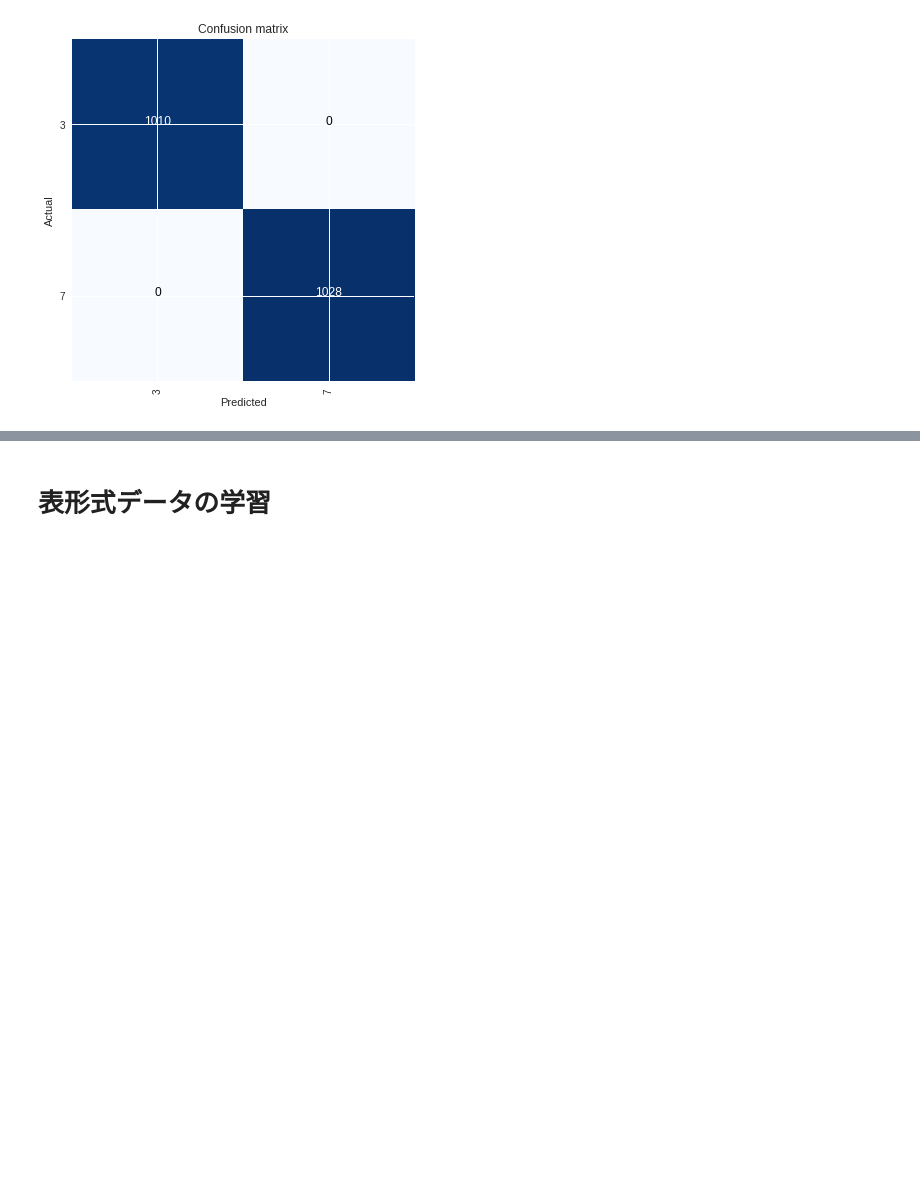
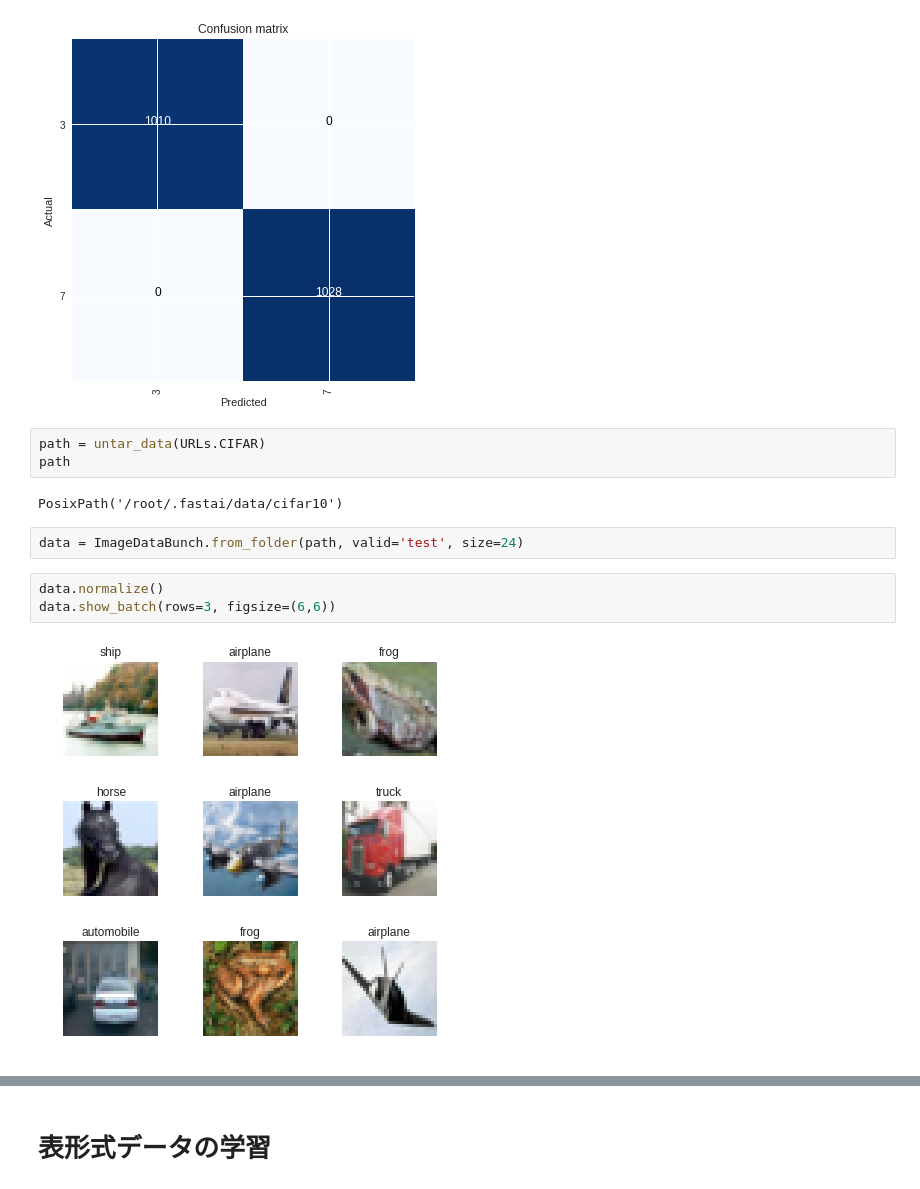
Before and after one commit to mickeykubo/dash, a Jupyter notebook: fastai_training.ipynb, the cells around one changed output, grey strips where cells are left out. Saved outputs shown, nothing was run; the diff lists cells and outputs as text; blank space fills up the shorter version.

```diff
--- a/fastai_training.ipynb
+++ b/fastai_training.ipynb
@@ -122,3 +122,15 @@ interp.plot_top_losses(9, figsize=(7,7))
 interp.plot_confusion_matrix()
 # %% [output]
 [figure]
+# %%
+path = untar_data(URLs.CIFAR)
+path
+# %% [output]
+PosixPath('/root/.fastai/data/cifar10')
+# %%
+data = ImageDataBunch.from_folder(path, valid='test', size=24)
+# %%
+data.normalize()
+data.show_batch(rows=3, figsize=(6,6))
+# %% [output]
+[figure, added]
```
Also changed, not shown: parts of 9 cells of this notebook.
